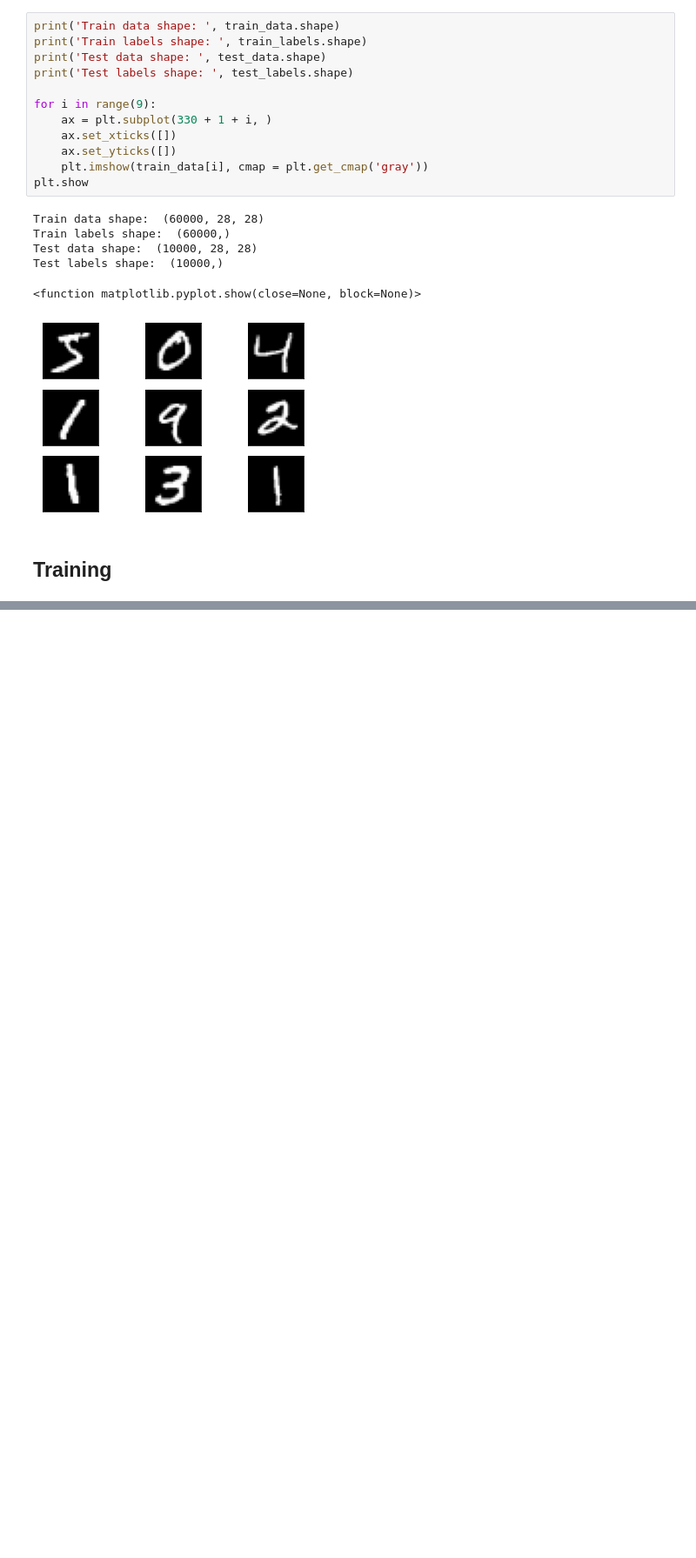
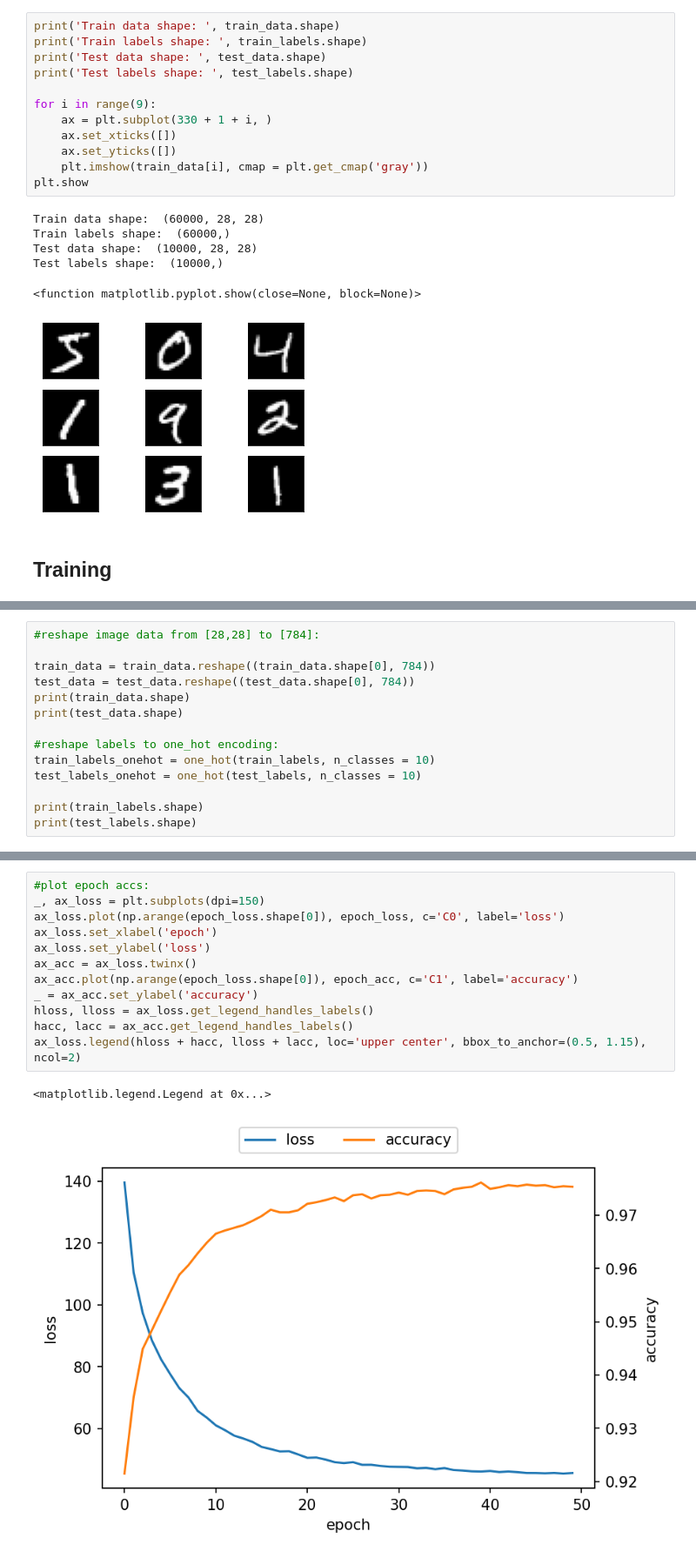
Before and after one commit to PhilipS-1/HandwrittenDigitRecognition, a Jupyter notebook: HandwrittenCharacterRecognition.ipynb, the cells around one changed output, grey strips where cells are left out. Shown at 87% size. Cells and saved outputs as stored; diff of their text form; blank space fills up the shorter version.

```diff
--- a/HandwrittenCharacterRecognition.ipynb
+++ b/HandwrittenCharacterRecognition.ipynb
@@ -45,0 +40,14 @@ mlp = MultilayerPerceptron(n_input=2, n_hidden = [3,3] , n_output=2, activation_
+# %%
+#reshape image data from [28,28] to [784]:
+
+train_data = train_data.reshape((train_data.shape[0], 784))
+test_data = test_data.reshape((test_data.shape[0], 784))
+print(train_data.shape)
+print(test_data.shape)
+
+#reshape labels to one_hot encoding:
+train_labels_onehot = one_hot(train_labels, n_classes = 10)
+test_labels_onehot = one_hot(test_labels, n_classes = 10)
+
+print(train_labels.shape)
+print(test_labels.shape)
@@ -45,0 +112,15 @@ mlp = MultilayerPerceptron(n_input=2, n_hidden = [3,3] , n_output=2, activation_
+# %%
+#plot epoch accs:
+_, ax_loss = plt.subplots(dpi=150)
+ax_loss.plot(np.arange(epoch_loss.shape[0]), epoch_loss, c='C0', label='loss')
+ax_loss.set_xlabel('epoch')
+ax_loss.set_ylabel('loss')
+ax_acc = ax_loss.twinx()
+ax_acc.plot(np.arange(epoch_loss.shape[0]), epoch_acc, c='C1', label='accuracy')
+_ = ax_acc.set_ylabel('accuracy')
+hloss, lloss = ax_loss.get_legend_handles_labels()
+hacc, lacc = ax_acc.get_legend_handles_labels()
+ax_loss.legend(hloss + hacc, lloss + lacc, loc='upper center', bbox_to_anchor=(0.5, 1.15), ncol=2)
+# %% [output]
+<matplotlib.legend.Legend at 0x...>
+[figure, added]
```
Also changed, not shown: parts of 9 cells of this notebook.
